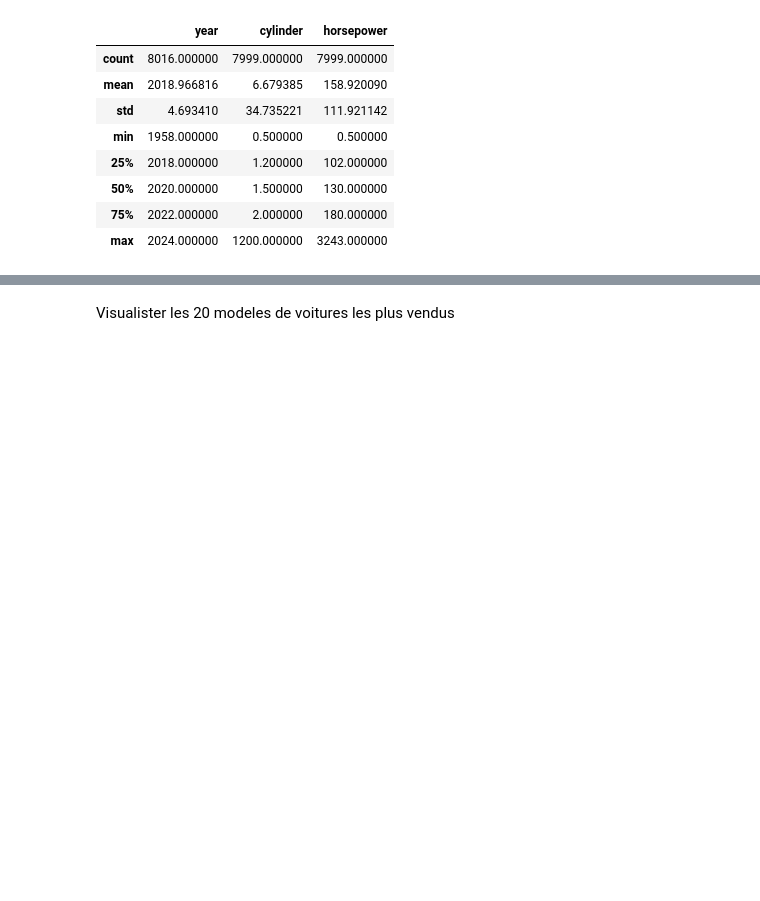
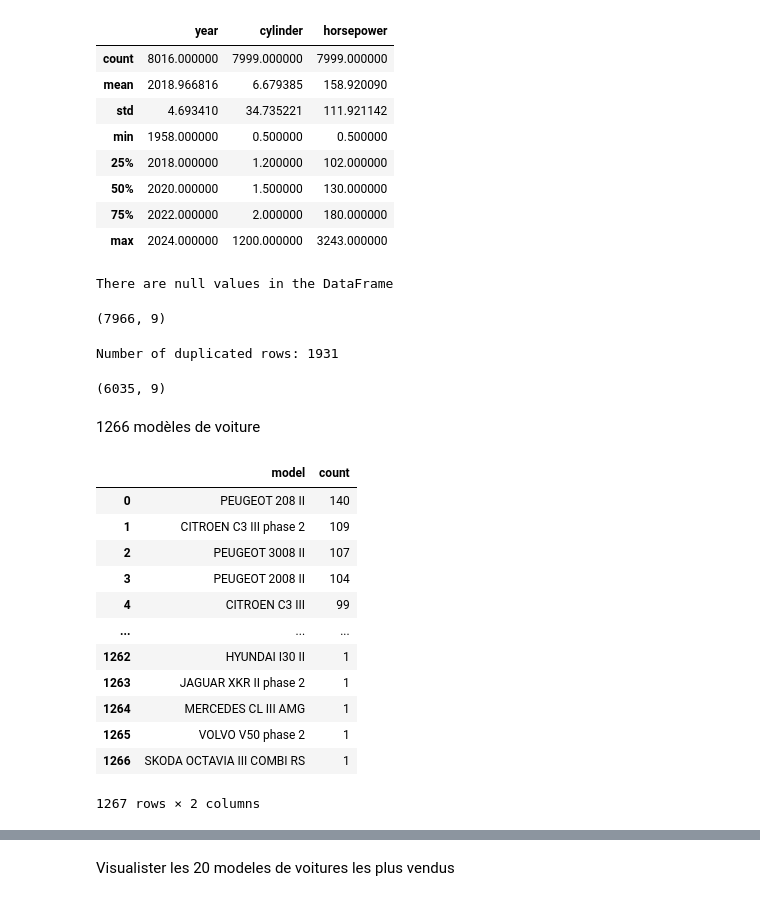
Before and after one commit to IvanBF9/MachineLearningCarPrice, a Jupyter notebook: notebooks/data_exploratory.ipynb, the cells around one changed output, grey strips where cells are left out. Saved outputs shown, nothing was run; the diff lists cells and outputs as text; code cells hidden in the pictures; blank space fills up the shorter version.

```diff
--- a/notebooks/data_exploratory.ipynb
+++ b/notebooks/data_exploratory.ipynb
@@ -35,3 +58,44 @@ lacentral_df.describe()
 | 50% | 2020.000000 | 1.500000 | 130.000000 |
 | 75% | 2022.000000 | 2.000000 | 180.000000 |
 | max | 2024.000000 | 1200.000000 | 3243.000000 |
+# %%
+if lacentral_df.isnull().any().any():
+    print("There are null values in the DataFrame")
+else:
+    print("There are no null values in the DataFrame")
+# %% [output]
+There are null values in the DataFrame
+# %%
+lacentral_df = lacentral_df.dropna()
+lacentral_df.shape
+# %% [output]
+(7966, 9)
+# %%
+num_duplicates = lacentral_df.duplicated().sum()
+print(f"Number of duplicated rows: {num_duplicates}")
+# %% [output]
+Number of duplicated rows: 1931
+# %%
+duplicated_rows = lacentral_df[lacentral_df.duplicated()]
+lacentral_df.drop_duplicates(inplace=True)
+lacentral_df.shape
+# %% [output]
+(6035, 9)
+# %% [markdown]
+1266 modèles de voiture
+# %%
+lacentral_df['model'].value_counts().reset_index()
+# %% [output]
+|  | model | count |
+| 0 | PEUGEOT 208 II | 140 |
+| 1 | CITROEN C3 III phase 2 | 109 |
+| 2 | PEUGEOT 3008 II | 107 |
+| 3 | PEUGEOT 2008 II | 104 |
+| 4 | CITROEN C3 III | 99 |
+| ... | ... | ... |
+| 1262 | HYUNDAI I30 II | 1 |
+| 1263 | JAGUAR XKR II phase 2 | 1 |
+| 1264 | MERCEDES CL III AMG | 1 |
+| 1265 | VOLVO V50 phase 2 | 1 |
+| 1266 | SKODA OCTAVIA III COMBI RS | 1 |
+1267 rows × 2 columns
```
Also changed, not shown: parts of 15 cells of this notebook, 2 other files.
